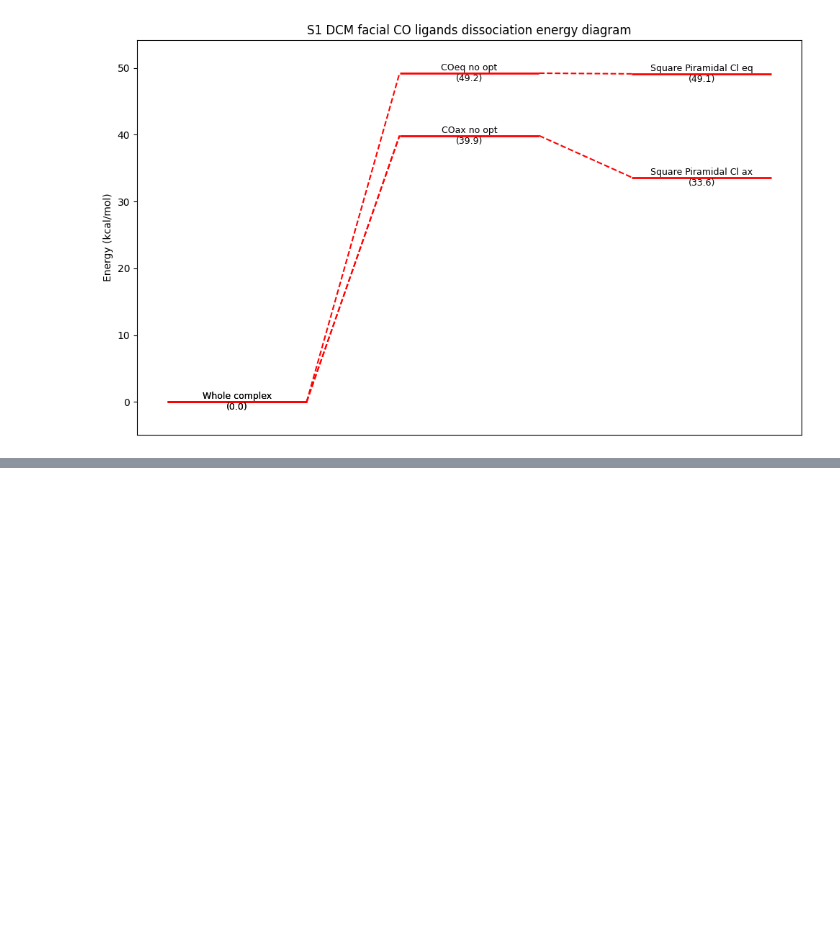
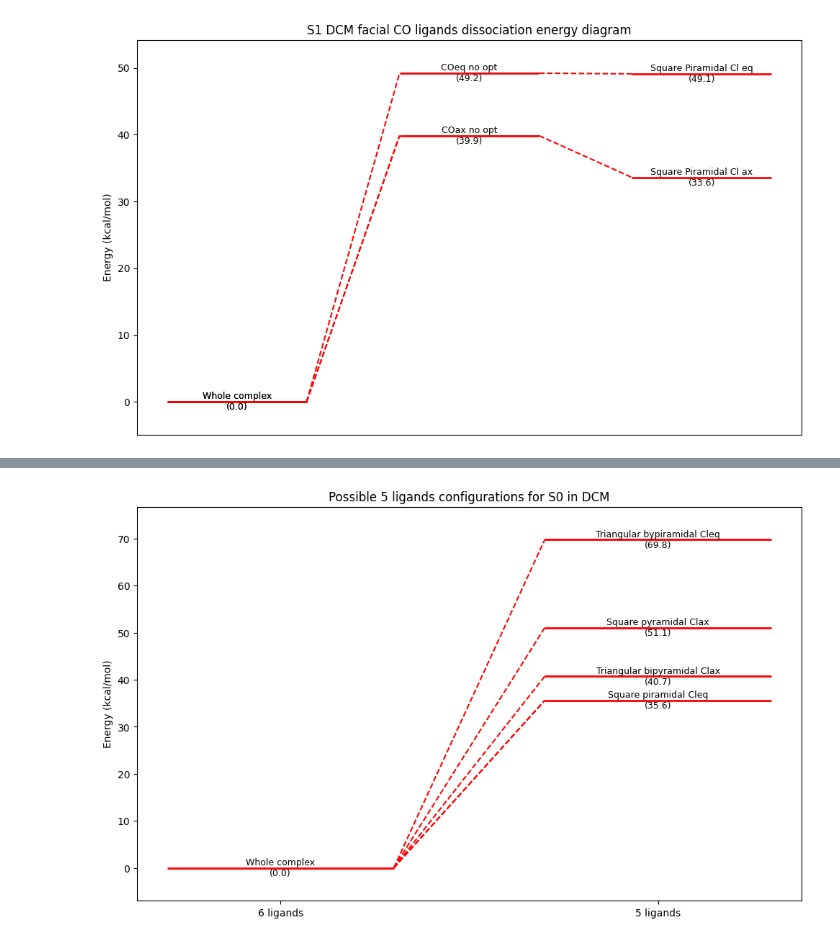
Before and after one commit to Maarsk/Gaussian_Scripts, a Jupyter notebook: energy_diagram.ipynb, the cells around one changed output, grey strips where cells are left out. Drawn from its saved outputs; the diff is of its cells as text; code cells hidden in the pictures; blank space fills up the shorter version.

```diff
--- a/energy_diagram.ipynb
+++ b/energy_diagram.ipynb
@@ -99,0 +100,9 @@ plot_energy_diagram(position, energies, labels, connection, x_label, title="Poss
+# %%
+connection = [0, 0, 0, 0, 0]
+labels = ["Whole complex", "Square piramidal Cleq", "Triangular bipyramidal Clax", "Square pyramidal Clax", "Triangular bypiramidal Cleq"]
+energies = [0, 35.60, 40.72, 51.06, 69.76]
+x_label = ["6 ligands", "5 ligands"]
+position = [0, 1, 1, 1, 1]
+plot_energy_diagram(position, energies, labels, connection, x_label, title="Possible 5 ligands configurations for S0 in DCM", save = True)
+# %% [output]
+[figure, added]
```
Also changed, not shown: parts of 12 cells of this notebook, 19 other files.
